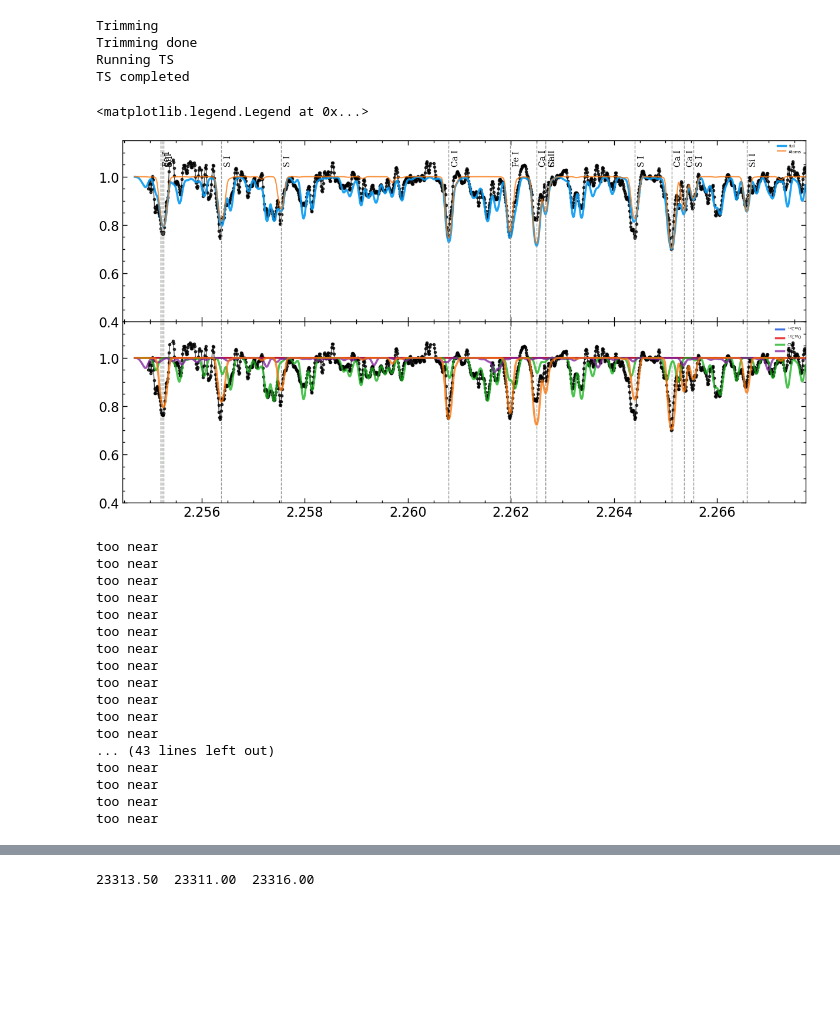
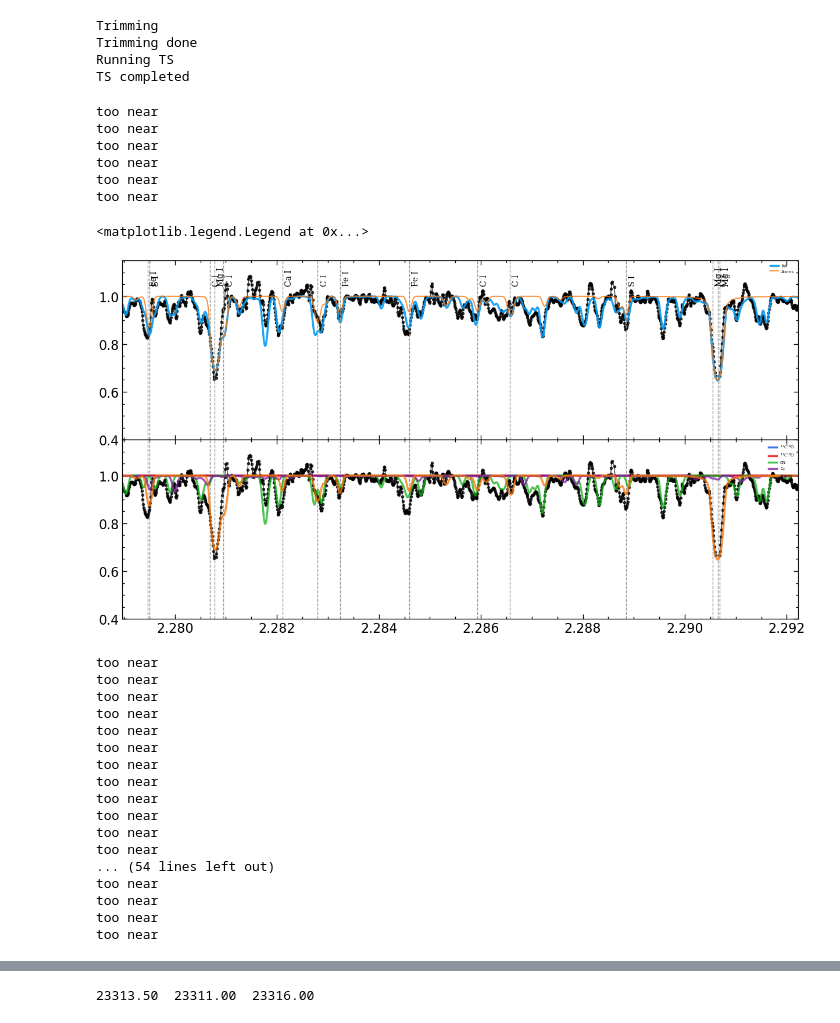
Before and after one commit to advaitmehla/TSFitPy, a Jupyter notebook: lineranges/A223.ipynb, the cells around one changed output, grey strips where cells are left out. Drawn from its saved outputs; the diff is of its cells as text; code cells hidden in the pictures; blank space fills up the shorter version.

```diff
--- a/lineranges/A223.ipynb
+++ b/lineranges/A223.ipynb
@@ -37,7 +37,7 @@ lists['12C16O'] = basepath + "12C16O"
 lists['12C18O'] = basepath + "12C18O"
 lists['C2'] = basepath + "C2"
 
-lists['atoms'] = basepath + "atoms_5000K"
+lists['atoms'] = basepath + "atoms_6000K"
 
 lines = pd.read_csv("/media/advait/DATA/research/rcb-project/code/lineranges/atomic.csv")
 lines['wav'] = lines['wav']*1e-4
@@ -50,21 +50,21 @@ turbospectrum_paths = {"turbospec_path": "../turbospectrum/exec-ifx/",  # change
                         "model_atmosphere_grid_path": "../input_files/hdc_model_atmospheres/",
                        "line_list_path": ""}
 
-teff = 5000
+teff = 6250
 logg = 1.0
 met = 0.0
 vmic = 7
 lmin = 2.255e4
 lmax = 2.5e4
 # lmax = 22700
-ldelta = 0.1
+ldelta = 0.05
 atmosphere_type = "1D"   # "1D" or "3D"
 nlte_flag = False
 elements_in_nlte = ["Fe", "Mg"]  # can choose several elements, used ONLY if nlte_flag = True
 
-nguess = 7.6
-oguess = 7.
-element_abundances ={"H" : 7.5-12, "He" : 11.5-10.93, "C" : 8.6-8.56, "N" : nguess-7.98, "O" : oguess-8.77, "Fe":-1.5, "Si":-1, "Ca":-0.7, "Ni":-1, "Mg":-0.2, "Ti":-1, "Co":-1, "Na":-0.3}
+nguess = 8.6
+oguess = 8.2
+element_abundances ={"H" : 7.5-12, "He" : 11.5-10.93, "C" : 9.5-8.56, "N" : nguess-7.98, "O" : oguess-8.77, "Fe":-.7, "Si":-1, "Ca":-0.6, "Ni":-1, "Mg":-0.2, "Ti":-1, "Co":-1, "Na":-0.1, "S":-1}
                     #  "Fe" : -1.0, "Mg" : -1, "S" : -1, "Si": -1, "Na":-1, "Ca":-1, "Co":-1}
 rat = 0.54
 vmac = 0.0
@@ -137,7 +139,7 @@ Trimming done
 Running TS
 TS completed
 # %%
-turbospectrum_paths['line_list_path'] = "../input_files/linelists/linelist_5000K/"
+turbospectrum_paths['line_list_path'] = "../input_files/linelists/linelist_6000K/"
 wavelength, syntflux_all = plot_synthetic_data(turbospectrum_paths, teff, logg, met, vmic, lmin, lmax, ldelta, atmosphere_type, nlte_flag, elements_in_nlte, element_abundances, include_molecules,free_isotopes, resolution=75000, macro=0, rotation=0, do_matplotlib_plot=False)
 
 # turbospectrum_paths['line_list_path'] = lists['C2']
@@ -163,7 +165,7 @@ fig, (axs, ax2) = plt.subplots(2, 1, figsize=(15, 8))
 plt.subplots_adjust(wspace=0, hspace=0)
 
 # wav_range = [2.29, 2.30]
-i = 0
+i = 2
 buffer = 0.0005
 wav_range = (wavmin + i/n*wavspan - buffer, wavmin + (i+1)/n*wavspan + buffer)
 
@@ -190,35 +192,41 @@ for idx, row in lines.iterrows():
 
     if row['wav'] > wav_range[0] and row['wav'] < wav_range[1]:
         linewav = row['wav']
         # find nearest syntwave index to linewav
         idx = np.argmin(np.abs(wavelength*1e-4 - linewav))
         thresh = 0.95
         wav_gap_thresh = 1e-4
         if syntflux_atoms[idx] < thresh:
             near = abs(prev_wav - linewav) < wav_gap_thresh
             # print(abs(prev_wav - linewav))
             # print(near)
             same = prev_name == row['name']
             if (not near) :
                 axs.axvline(row['wav'], color = 'xkcd:gray', linestyle='--', lw=1)
                 axs.text(row['wav']+5e-5, 1.05, row['name'], rotation = 90, fontsize = 10, fontname = 'serif')
                 ax2.axvline(row['wav'], color = 'xkcd:gray', linestyle='--', lw=1)
                 # ax2.text(row['wav']+5e-5, 1.15, row['name'], rotation = 90, fontsize = 10, fontname = 'serif')
                 prev_wav, prev_name = row['wav'], row['name']
             else:
                 print("too near")
 ax2.plot(wavecorr[mask], fluxcorr[mask], "k.-", lw = 1, alpha=0.75)
 ax2.plot(wavelength*1e-4, syntflux_CO16, lw = 2.5, c = 'xkcd:blue', alpha = 0.76, label = r"$^{12}$C$^{16}$O")
 ax2.plot(wavelength*1e-4, syntflux_CO18, lw = 2.5, c = 'xkcd:red', alpha = 0.76, label = r"$^{12}$C$^{18}$O")
 ax2.plot(wavelength*1e-4, syntflux_CN, lw = 2.5, c = 'xkcd:green', alpha = 0.76, label = "CN")
 # offset = -5e-4
 ax2.plot(wavelength*1e-4, syntflux_C2, lw = 2.5, c = 'xkcd:purple', alpha = 0.76, label = r"C$_2$")
 # 2xs.plot(syntwave_CH*1e-4, syntflux_CH, lw = 2.5, c = 'xkcd:pink', alpha = 0.76, label = "CH")
 ax2.plot(wavelength*1e-4, syntflux_atoms, lw = 2.5, c = 'xkcd:orange', alpha = 0.76, label = "Atoms")
 ax2.legend(fontsize=5, loc = 'upper right')
 # %% [output]
-<matplotlib.legend.Legend at 0x...>
+too near
+too near
+too near
+too near
+too near
+too near
+<matplotlib.legend.Legend at 0x...>
-[figure, old version]
+[figure, new version]
 # %%
 # create a directory for the star name in this folder if it doesnt exist
 if not os.path.exists(f"./{star}"):
@@ -293,7 +301,7 @@ for i in range(n):
 
 
     # save the plot
-    plt.savefig(f'./{star}/{i}.png', dpi=300)
+    plt.savefig(f'./{star}/6250_{i}.png', dpi=300)
     # break
     plt.close()
     # axs.close()
@@ -311,7 +319,7 @@ too near
 too near
 too near
 too near
-... (43 lines left out)
+... (54 lines left out)
 too near
 too near
 too near
```
Also changed, not shown: parts of 3 cells of this notebook, 8 other files.
